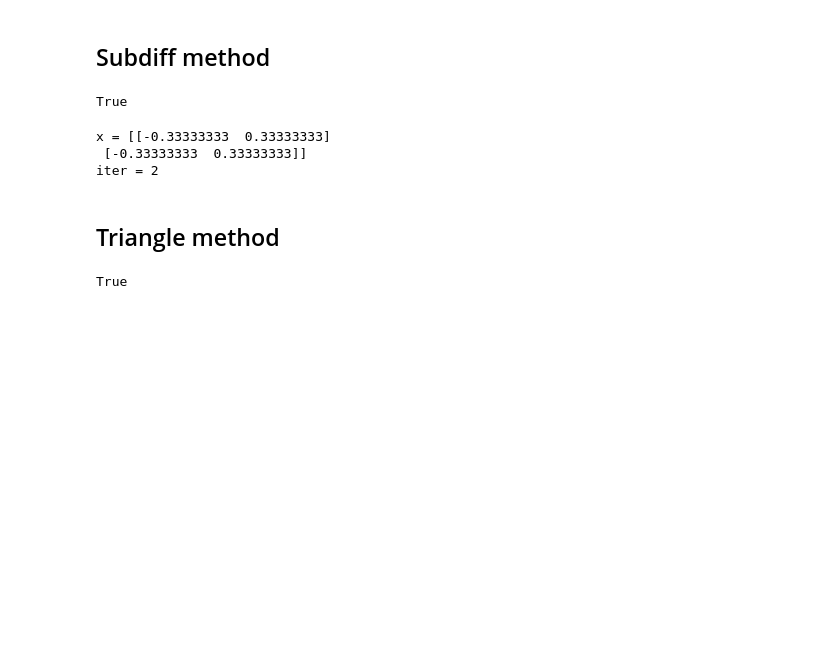
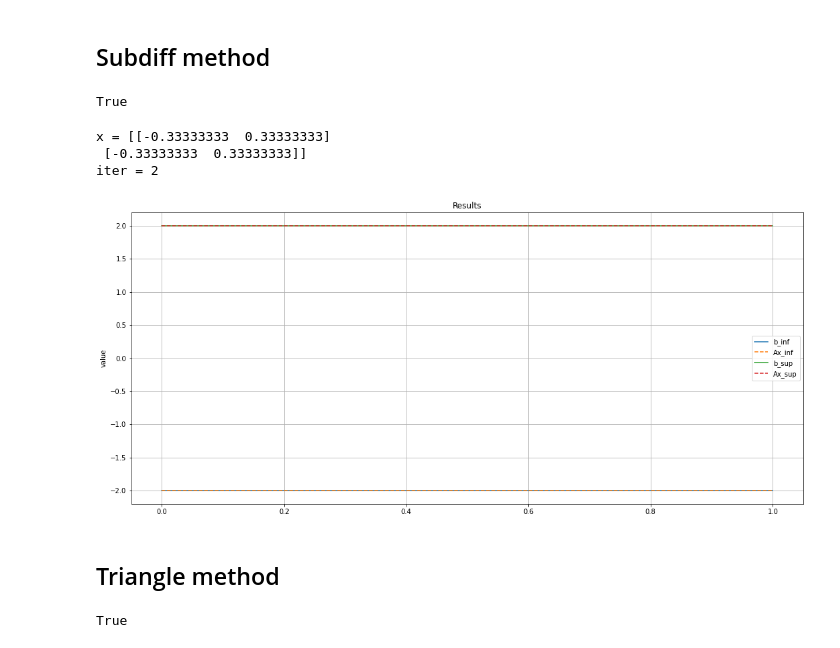
Before and after one commit to mitenevav/computer_complex, a Jupyter notebook: course_project/course_project.ipynb, the cells around one changed output. Drawn from its saved outputs; the diff is of its cells as text; code cells hidden in the pictures; blank space fills up the shorter version.

Commit message:
add graph

```diff
--- a/course_project/course_project.ipynb
+++ b/course_project/course_project.ipynb
@@ -288,3 +290,25 @@ def triangle_method(A, d, eps=1e-6, max_iter=100):
+# %%
+def plot_results(A, x, b):
+    n = len(A)
+
+    res = np.dot(A, x)
+
+    res_inf = np.array([elem.lower for elem in res])
+    res_sup = np.array([elem.upper for elem in res])
+
+    b_inf = np.array([elem.lower for elem in b])
+    b_sup = np.array([elem.upper for elem in b])
+
+    plt.figure(figsize=(18, 8))
+    plt.plot(b_inf, label='b_inf')
+    plt.plot(res_inf, label='Ax_inf', ls='--')
+    plt.plot(b_sup, label='b_sup')
+    plt.plot(res_sup, label='Ax_sup', ls='--')
+    plt.title('Results')
+    plt.ylabel('value')
+    plt.grid()
+    plt.legend()
+    plt.show()
 # %% [markdown]
 # Theorems
 # %%
@@ -397,6 +421,11 @@ print(f'''x = {x} \niter = {iter}''')
 x = [[-0.33333333  0.33333333]
  [-0.33333333  0.33333333]]
 iter = 2
+# %%
+kx = [Kaucher(elem[0], elem[1]) for elem in x]
+plot_results(a, kx, b)
+# %% [output]
+[figure, added]
 # %% [markdown]
 ## Triangle method
 # %%
```
Also changed, not shown: parts of 4 cells of this notebook.
